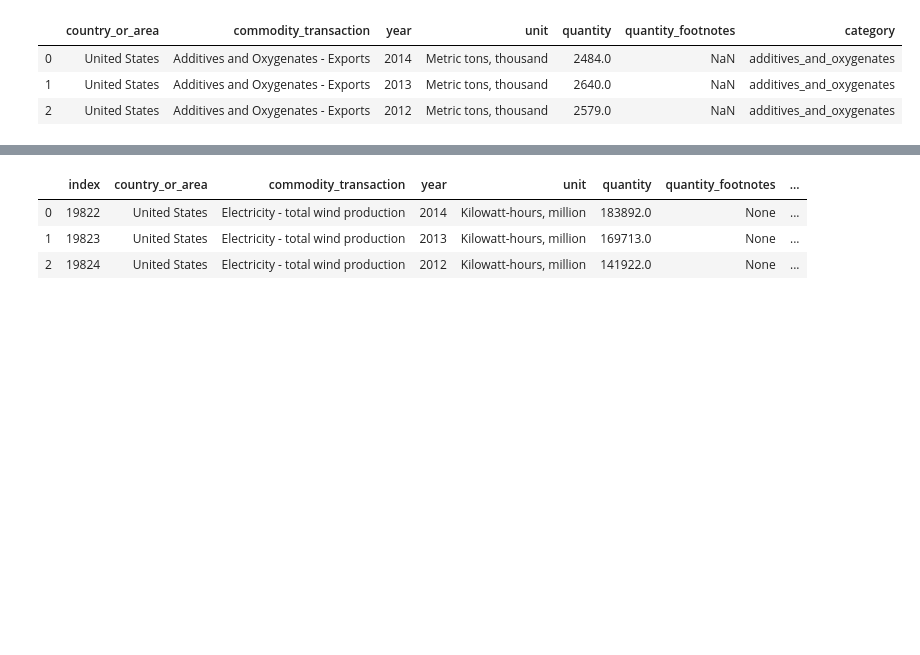
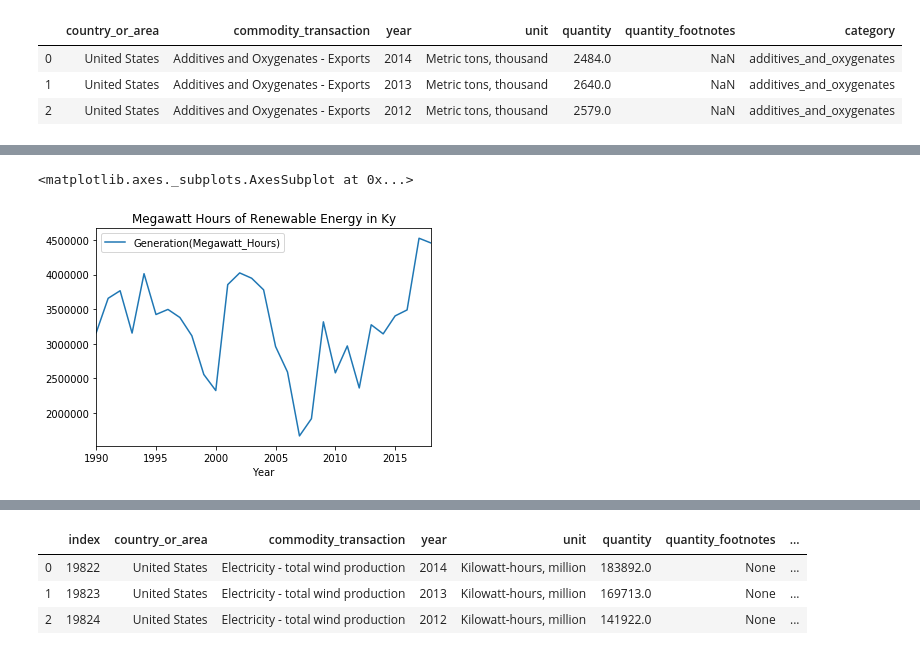
Before and after one commit to Bourbonplaytime/Renewable_energy, a Jupyter notebook: Renewable_energy.ipynb, the cells around one changed output, grey strips where cells are left out. Drawn from its saved outputs; the diff is of its cells as text; code cells hidden in the pictures; blank space fills up the shorter version.

Commit message:
Dataset and code to bring in some stats separated by state and create some visualizations specific to Kentucky

```diff
--- a/Renewable_energy.ipynb
+++ b/Renewable_energy.ipynb
@@ -29,3 +29,11 @@ USA_energy.head(3)
 | 0 | United States | Additives and Oxygenates - Exports | 2014 | Metric tons, thousand | 2484.0 | NaN | additives_and_oxygenates |
 | 1 | United States | Additives and Oxygenates - Exports | 2013 | Metric tons, thousand | 2640.0 | NaN | additives_and_oxygenates |
 | 2 | United States | Additives and Oxygenates - Exports | 2012 | Metric tons, thousand | 2579.0 | NaN | additives_and_oxygenates |
+# %%
+by_state = pd.read_excel (r'annual_generation_state.xls', header=None)
+
+by_state = by_state.rename(columns={0:"Year", 1:"State", 2:"Type_of_producer", 3:"Energy_Source", 4:"Generation(Megawatt_Hours)"})
+
+by_state = by_state.drop([0,1], axis=0)
+
+by_state.head(3)
@@ -31,0 +45,13 @@ USA_energy.head(3)
+# %%
+ky = (by_state['State'] == "KY") & ((by_state['Energy_Source'] == "Solar Thermal and Photovoltaic") |
+     (by_state['Energy_Source'] == "Hydroelectric Conventional")) & (by_state['Type_of_producer'] ==
+     "Total Electric Power Industry")
+
+ky = by_state[ky]
+
+ky.tail(5)
+
+#ky.Energy_Source.unique()
+#Solar Thermal and Photovoltaic
+#Hydroelectric Conventional
+#Other Biomass
@@ -31,0 +65,10 @@ USA_energy.head(3)
+# %%
+ky_ren = ky.groupby(['Year']).sum()
+
+alter = [2016, 2017, 2018]
+
+ky_ren = ky_ren.replace({'KYKY':'KY', 'Total Electric Power IndustryTotal Electric Power Industry':
+                         'Total Electric Power Industry', 'Hydroelectric ConventionalSolar Thermal and Photovoltaic':
+                         'Hydro and Solar'})
+
+ky_ren.tail(5)
@@ -31,0 +83,5 @@ USA_energy.head(3)
+# %%
+ky_ren.plot(y='Generation(Megawatt_Hours)', title="Megawatt Hours of Renewable Energy in Ky")
+# %% [output]
+<matplotlib.axes._subplots.AxesSubplot at 0x...>
+[figure, added]
```
Also changed, not shown: parts of 12 cells of this notebook, 1 other file.
